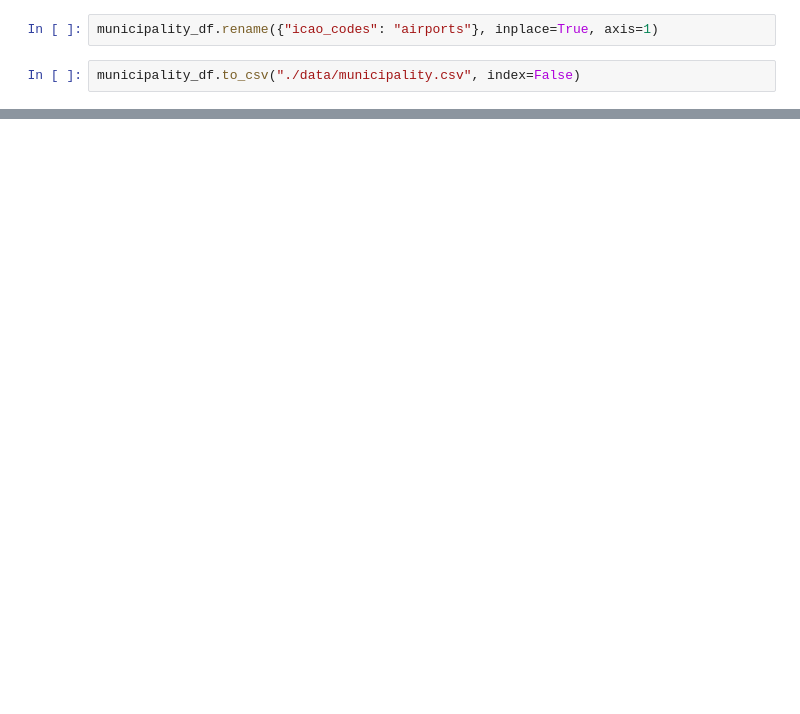
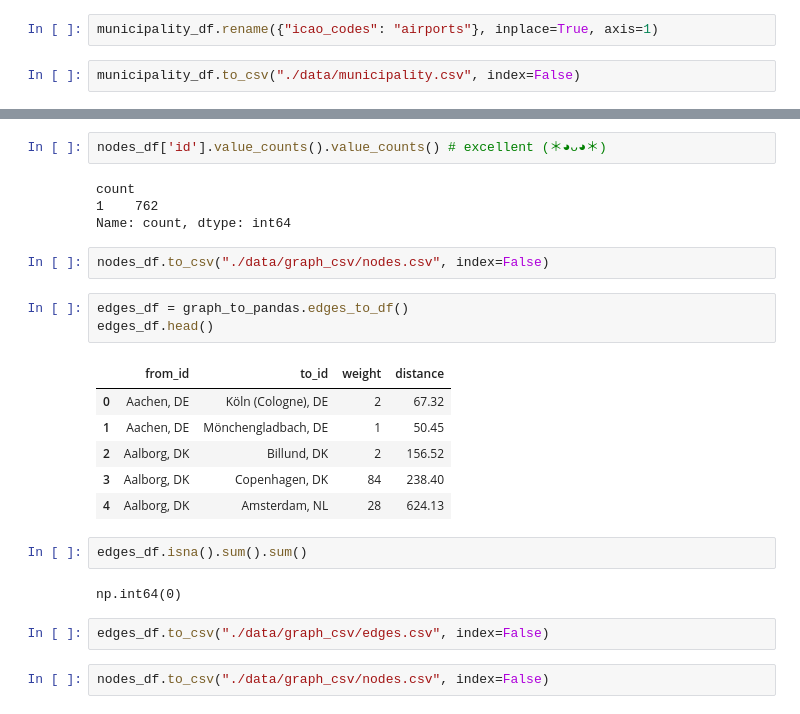
Before and after one commit to sblenlkj/eu_flights, a Jupyter notebook: eu_flights_data_collection.ipynb, the cells around one changed output, grey strips where cells are left out. Cells and saved outputs as stored; diff of their text form; blank space fills up the shorter version.

```diff
--- a/eu_flights_data_collection.ipynb
+++ b/eu_flights_data_collection.ipynb
@@ -189,0 +200,26 @@ imported package graph_creation
+# %%
+nodes_df['id'].value_counts().value_counts() # excellent (＊◕ᴗ◕＊)
+# %% [output]
+count
+1    762
+Name: count, dtype: int64
+# %%
+nodes_df.to_csv("./data/graph_csv/nodes.csv", index=False)
+# %%
+edges_df = graph_to_pandas.edges_to_df()
+edges_df.head()
+# %% [output]
+|  | from_id | to_id | weight | distance |
+| 0 | Aachen, DE | Köln (Cologne), DE | 2 | 67.32 |
+| 1 | Aachen, DE | Mönchengladbach, DE | 1 | 50.45 |
+| 2 | Aalborg, DK | Billund, DK | 2 | 156.52 |
+| 3 | Aalborg, DK | Copenhagen, DK | 84 | 238.40 |
+| 4 | Aalborg, DK | Amsterdam, NL | 28 | 624.13 |
+# %%
+edges_df.isna().sum().sum()
+# %% [output]
+np.int64(0)
+# %%
+edges_df.to_csv("./data/graph_csv/edges.csv", index=False)
+# %%
+nodes_df.to_csv("./data/graph_csv/nodes.csv", index=False)
```
Also changed, not shown: parts of 41 cells of this notebook, 37 other files.
